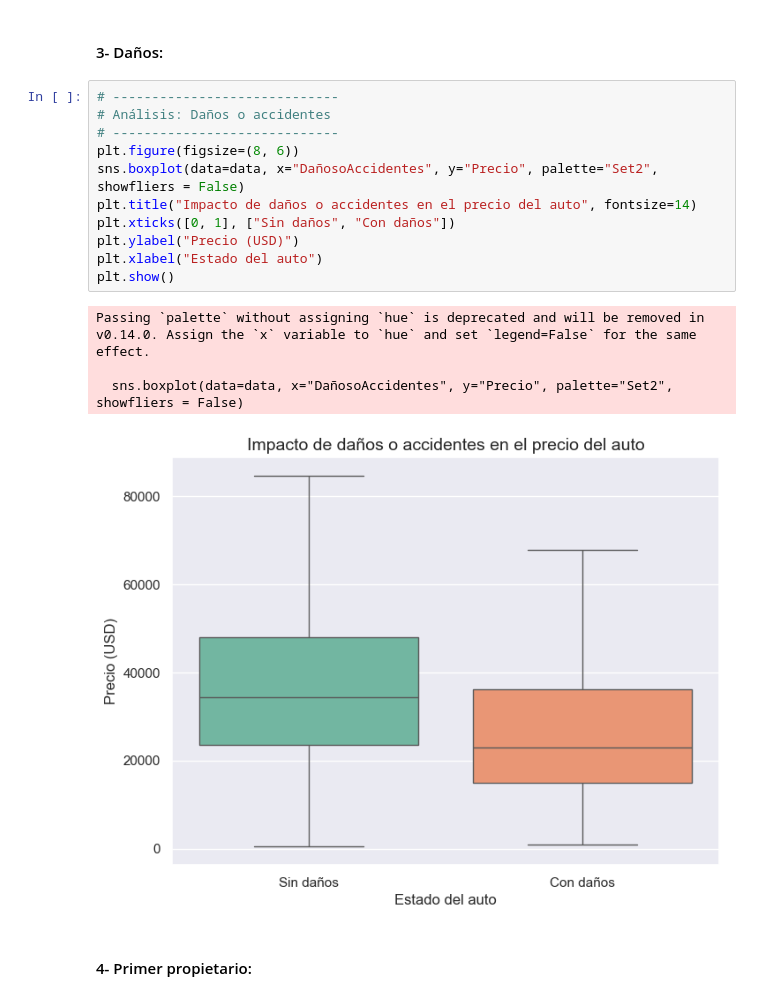
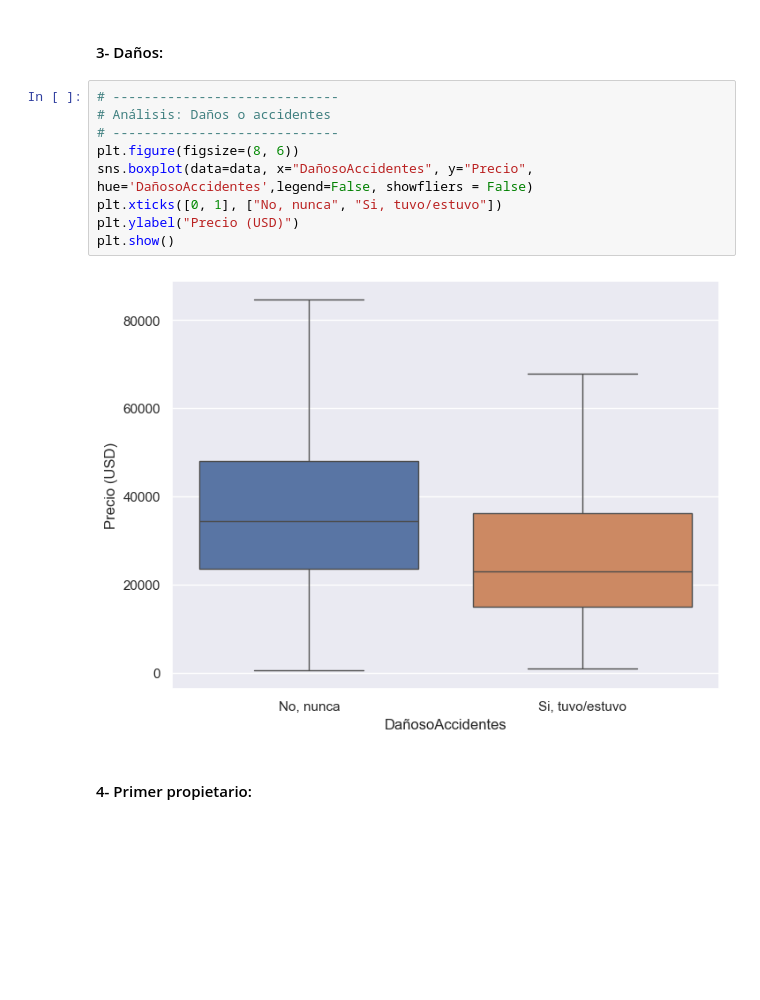
Before and after one commit to emalincic/Primer_Entrega_DS2, a Jupyter notebook: Asistencia_precios.ipynb, the cells around one changed output. Cells and saved outputs as stored; diff of their text form; blank space fills up the shorter version.

```diff
--- a/Asistencia_precios.ipynb
+++ b/Asistencia_precios.ipynb
@@ -207,19 +255,14 @@ plt.show()
 # %%
 # -----------------------------
 # Análisis: Daños o accidentes
 # -----------------------------
 plt.figure(figsize=(8, 6))
-sns.boxplot(data=data, x="DañosoAccidentes", y="Precio", palette="Set2", showfliers = False)
-plt.title("Impacto de daños o accidentes en el precio del auto", fontsize=14)
-plt.xticks([0, 1], ["Sin daños", "Con daños"])
+sns.boxplot(data=data, x="DañosoAccidentes", y="Precio", hue='DañosoAccidentes',legend=False, showfliers = False)
+plt.xticks([0, 1], ["No, nunca", "Si, tuvo/estuvo"])
 plt.ylabel("Precio (USD)")
-plt.xlabel("Estado del auto")
 plt.show()
 # %% [output]
-Passing `palette` without assigning `hue` is deprecated and will be removed in v0.14.0. Assign the `x` variable to `hue` and set `legend=False` for the same effect.
-
-  sns.boxplot(data=data, x="DañosoAccidentes", y="Precio", palette="Set2", showfliers = False)
-[figure, old version]
+[figure, new version]
 # %% [markdown]
 #### 4- Primer propietario:
 # %%
```
Also changed, not shown: parts of 12 cells of this notebook, 1 other file.
